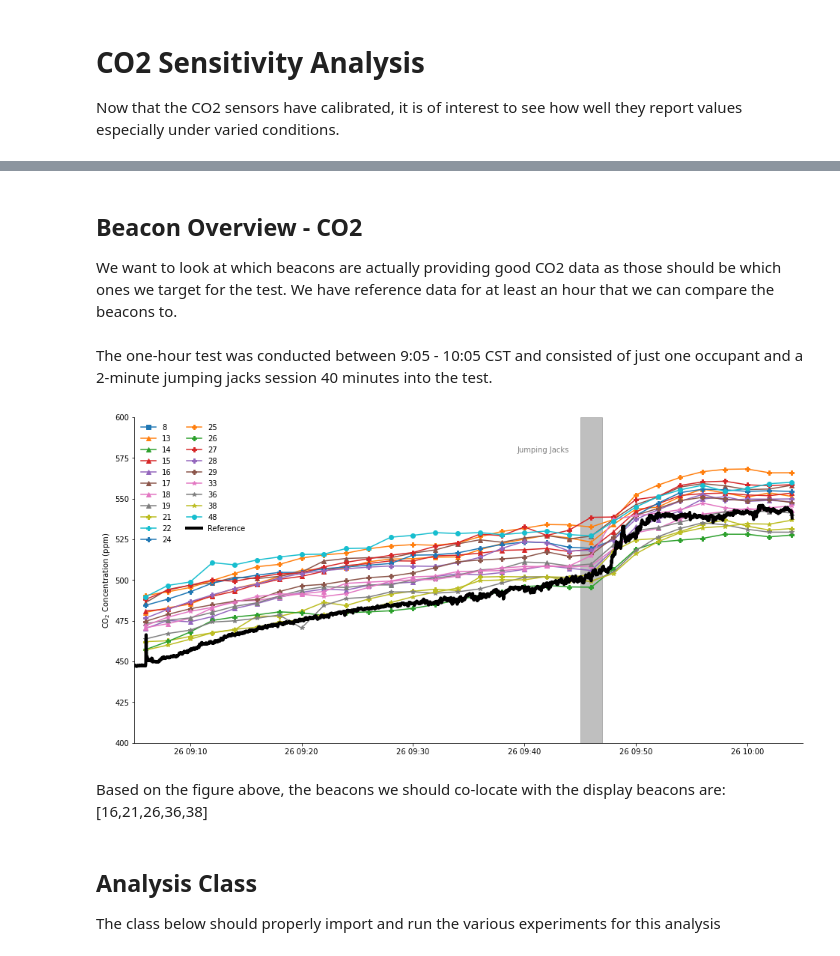
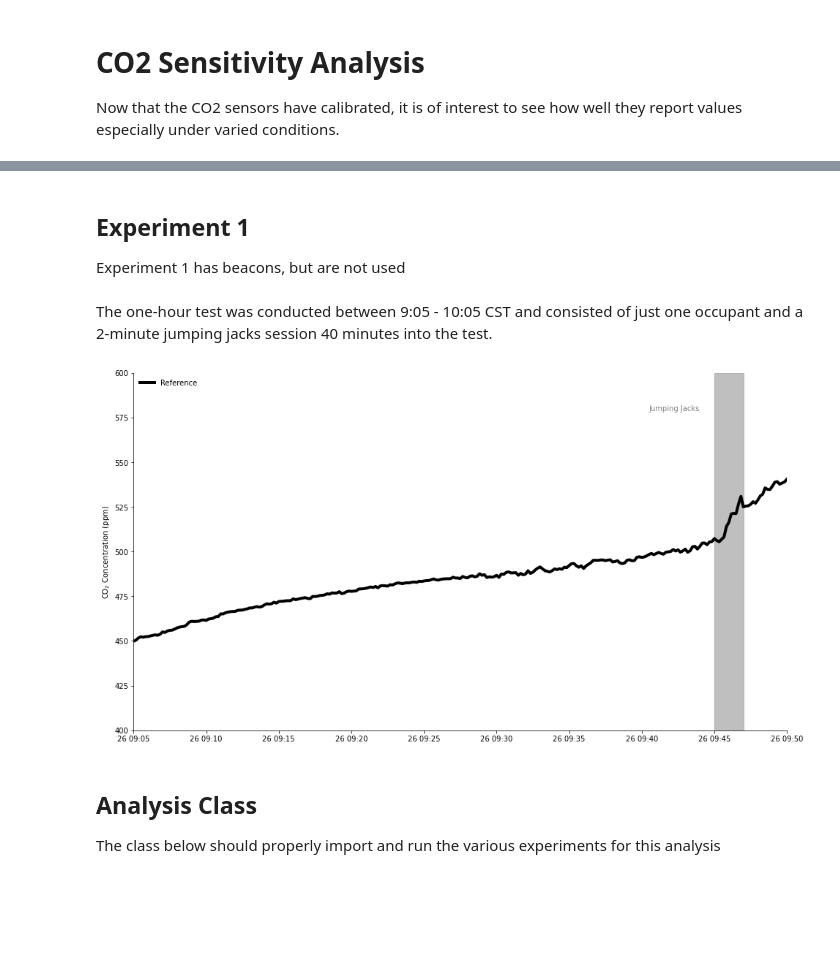
Before and after one commit to intelligent-environments-lab/utx000, a Jupyter notebook: notebooks/5.0.2-hef-beacon-co2_sensitivity.ipynb, the cells around one changed output, grey strips where cells are left out. Saved outputs shown, nothing was run; the diff lists cells and outputs as text; code cells hidden in the pictures; blank space fills up the shorter version.

Commit message:
fixed figures and data output

```diff
--- a/notebooks/5.0.2-hef-beacon-co2_sensitivity.ipynb
+++ b/notebooks/5.0.2-hef-beacon-co2_sensitivity.ipynb
@@ -31,14 +34,17 @@ import statsmodels.api as sm
-# %% [markdown]
-## Beacon Overview - CO2
-We want to look at which beacons are actually providing good CO2 data as those should be which ones we target for the test. We have reference data for at least an hour that we can compare the beacons to.
+# %% [markdown]
+## Experiment 1
+Experiment 1 has beacons, but are not used
 # %%
 # getting reference data
 ref = pd.read_csv("../data/calibration/co2_01262021.csv",usecols=[0,1],names=["timestamp","co2"])
 ref["timestamp"] = pd.to_datetime(ref["timestamp"],yearfirst=True)
 ref.set_index("timestamp",inplace=True)
-ref.index += timedelta(minutes=5)
+ref.index += timedelta(minutes=3)
 # getting beacon data
 beacon = pd.read_csv("../data/processed/beacon-wcwh_s20.csv",index_col=0,parse_dates=True,infer_datetime_format=True)
+# defining important vars
+exp1_start = datetime(2021,1,26,9,5)
+exp1_end = datetime(2021,1,26,9,50)
 # %% [markdown]
 The one-hour test was conducted between 9:05 - 10:05 CST and consisted of just one occupant and a 2-minute jumping jacks session 40 minutes into the test.
 # %%
@@ -59,46 +65,32 @@ def get_marker(number):
 
     return m
 # %%
-fig, ax = plt.subplots(figsize=(16,8))
+fig, ax = plt.subplots(figsize=(16,9))
+beacon_T = pd.DataFrame()
 for bb in beacon["beacon"].unique():
-    if bb not in [1,2,4,5,7,10,12,20,23,31,32,34,37,40,43,44,46]:
+    if bb in [1,16,2,21,5,26,10,36,12,38]:
         beacon_by_bb = beacon[beacon["beacon"] == bb]
         beacon_by_bb = beacon_by_bb[datetime(2021,1,26,9,5):datetime(2021,1,26,10,5)]
-        ax.plot(beacon_by_bb.index,beacon_by_bb["co2"],marker=get_marker(bb),label=bb)
+        #ax.plot(beacon_by_bb.index,beacon_by_bb["co2"],marker=get_marker(bb),label=bb)
 
-ref = ref[datetime(2021,1,26,9,5):datetime(2021,1,26,10,5)]
+ref = ref.resample("10s").mean()
+ref = ref[exp1_start:exp1_end]
 ax.plot(ref.index,ref["co2"],color="black",linewidth=4,label="Reference",zorder=100)
 #ax.axvline(datetime(2021,1,26,9,45),color="gray",linewidth=2,linestyle="dashed",zorder=99)
 #ax.axvline(datetime(2021,1,26,9,47),color="gray",linewidth=2,linestyle="dashed",zorder=98)
 ax.axvspan(datetime(2021,1,26,9,45),datetime(2021,1,26,9,47),color="gray",alpha=0.5)
 ax.text(datetime(2021,1,26,9,44),580,"Jumping Jacks",color="gray", ha="right",va="center")
 
 for loc in ["top","right"]:
     ax.spines[loc].set_visible(False)
 
 ax.set_ylim([400,600])
-ax.set_xlim([datetime(2021,1,26,9,5),datetime(2021,1,26,10,5)])
+ax.set_xlim([exp1_start,exp1_end])
 ax.set_ylabel("CO$_2$ Concentration (ppm)")
 
 ax.legend(ncol=2,frameon=False)
 plt.show()
 plt.close()
 # %% [output]
-[figure, old version]
+[figure, new version]
-# %% [markdown]
-
-
-
-
-
-
-
-
-
-
-
-
-
-
-Based on the figure above, the beacons we should co-locate with the display beacons are: [16,21,26,36,38]
 # %%
```
Also changed, not shown: parts of 2 cells of this notebook.
